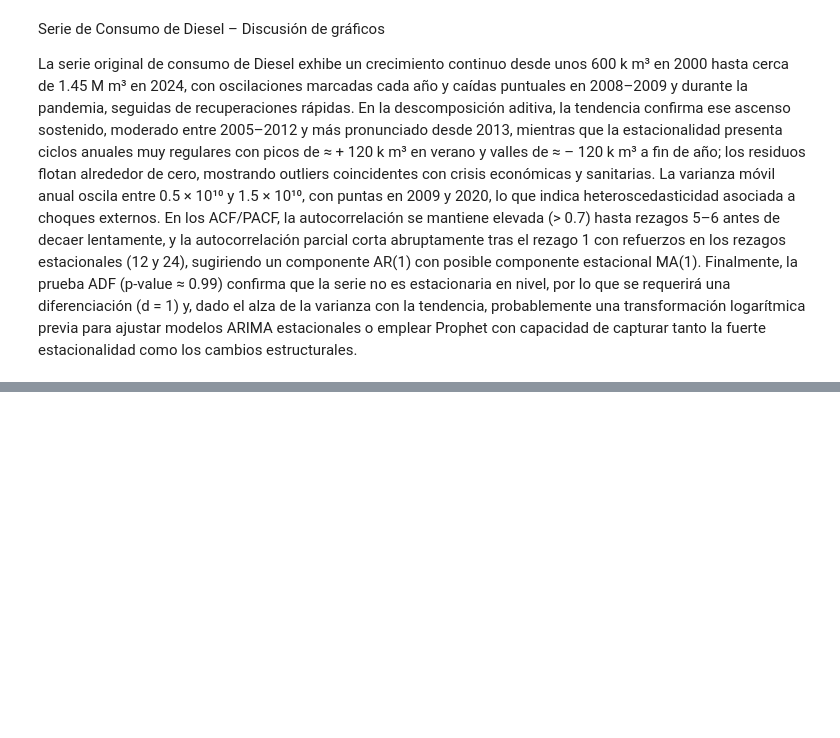
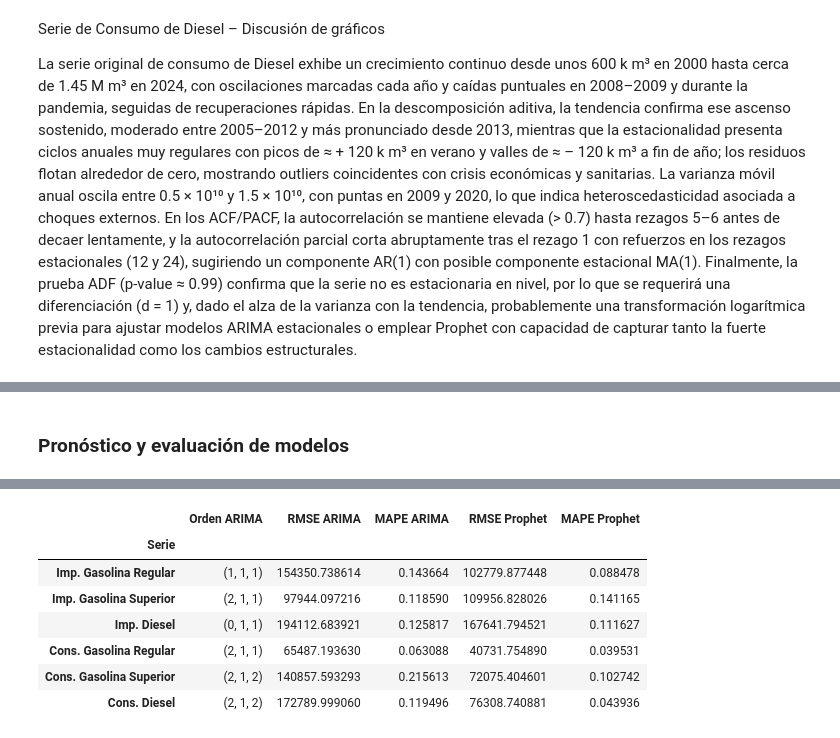
Before and after one commit to Diegoval-Dev/DC-Lab1, a Jupyter notebook: series-de-tiempo.ipynb, the cells around one changed output, grey strips where cells are left out. Saved outputs shown, nothing was run; the diff lists cells and outputs as text; code cells hidden in the pictures; blank space fills up the shorter version.

```diff
--- a/series-de-tiempo.ipynb
+++ b/series-de-tiempo.ipynb
@@ -705,0 +755,30 @@ La serie original de consumo de Diesel exhibe un crecimiento continuo desde unos
+# %% [markdown]
+### Pronóstico y evaluación de modelos
+# %%
+results = []
+
+for name, ts in series.items():
+    train, test = ts.iloc[:-test_periods], ts.iloc[-test_periods:]
+    # — ARIMA
+    order = best_orders[name]
+    arima_model = ARIMA(train, order=order).fit()
+    fc_arima = arima_model.forecast(test_periods)
+    rmse_a = np.sqrt(mean_squared_error(test, fc_arima))
+    mape_a = mean_absolute_percentage_error(test, fc_arima)
+    # — Prophet
+    df_prop = pd.DataFrame({'ds': train.index, 'y': train.values})
+    m = Prophet(yearly_seasonality=True)
+    m.fit(df_prop)
+    future = m.make_future_dataframe(periods=test_periods, freq='M')
+    pred = m.predict(future).set_index('ds')['yhat'][-test_periods:]
+    rmse_p = np.sqrt(mean_squared_error(test, pred))
+    mape_p = mean_absolute_percentage_error(test, pred)
+
+    results.append([name, order, rmse_a, mape_a, rmse_p, mape_p])
+
+metrics = pd.DataFrame(
+    results,
+    columns=['Serie', 'Orden ARIMA', 'RMSE ARIMA', 'MAPE ARIMA', 'RMSE Prophet', 'MAPE Prophet']
+)
+metrics.set_index('Serie')
+# %% [output]
@@ -705,0 +797,8 @@ La serie original de consumo de Diesel exhibe un crecimiento continuo desde unos
+|  | Orden ARIMA | RMSE ARIMA | MAPE ARIMA | RMSE Prophet | MAPE Prophet |
+| Serie |  |  |  |  |  |
+| Imp. Gasolina Regular | (1, 1, 1) | 154350.738614 | 0.143664 | 102779.877448 | 0.088478 |
+| Imp. Gasolina Superior | (2, 1, 1) | 97944.097216 | 0.118590 | 109956.828026 | 0.141165 |
+| Imp. Diesel | (0, 1, 1) | 194112.683921 | 0.125817 | 167641.794521 | 0.111627 |
+| Cons. Gasolina Regular | (2, 1, 1) | 65487.193630 | 0.063088 | 40731.754890 | 0.039531 |
+| Cons. Gasolina Superior | (2, 1, 2) | 140857.593293 | 0.215613 | 72075.404601 | 0.102742 |
+| Cons. Diesel | (2, 1, 2) | 172789.999060 | 0.119496 | 76308.740881 | 0.043936 |
```
Also changed, not shown: parts of 15 cells of this notebook.
